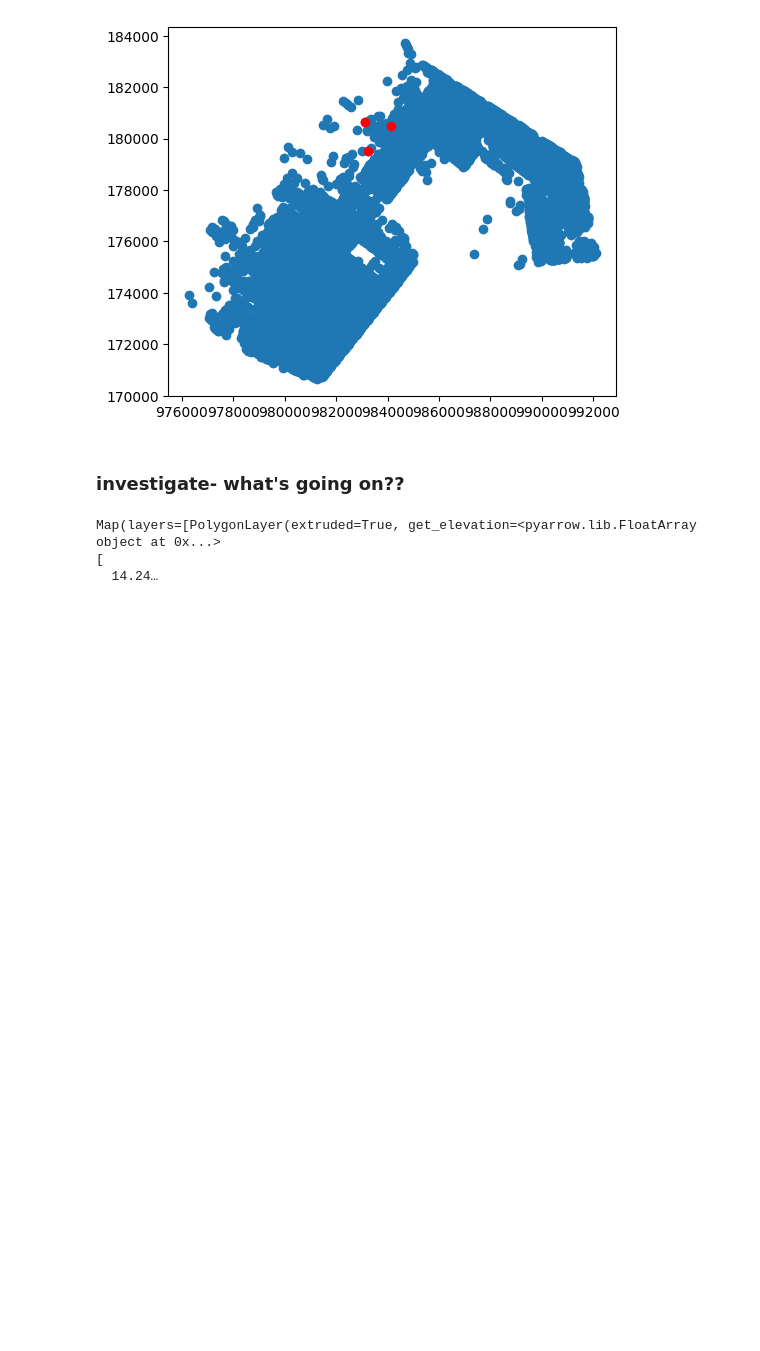
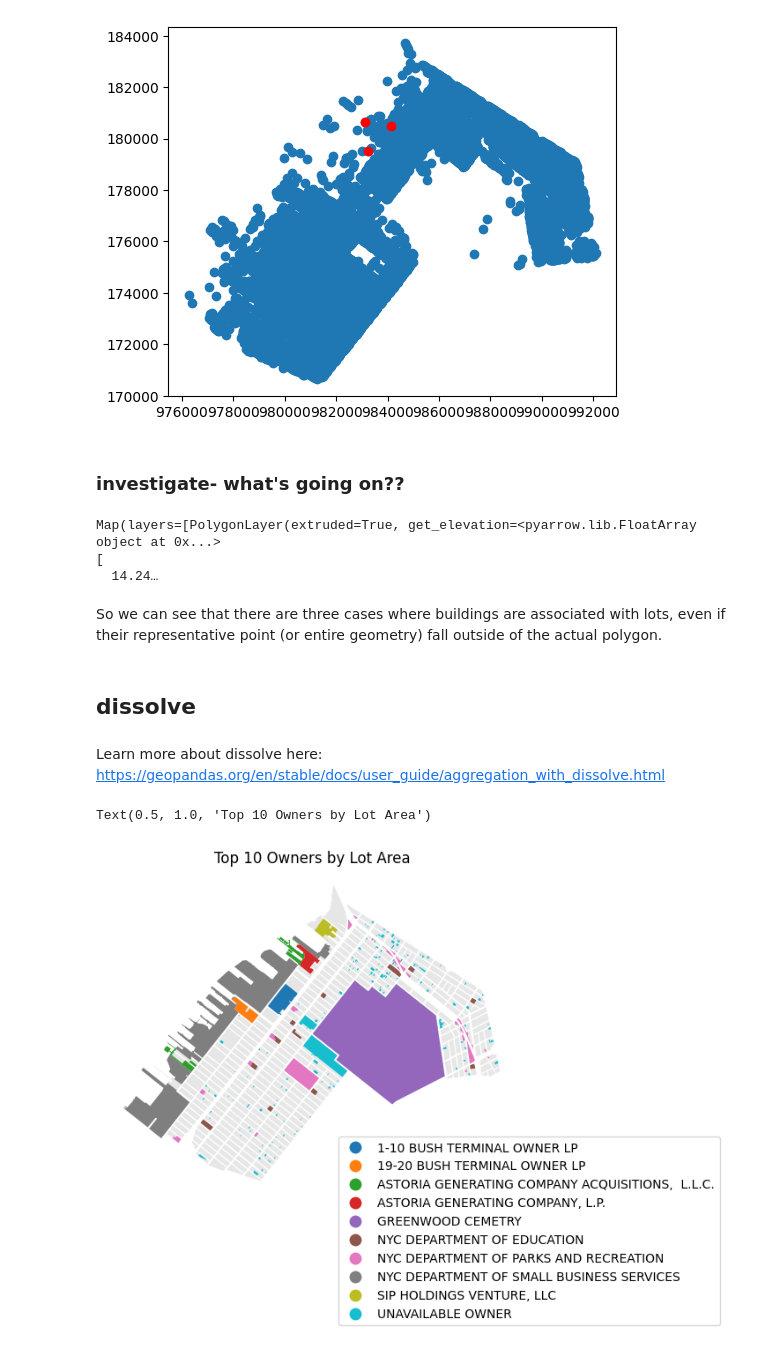
Before and after one commit to mapping-systems/cdp-mapping-systems, a Jupyter notebook: Tutorials/02_geoprocessing.ipynb, the cells around one changed output. Cells and saved outputs as stored; diff of their text form; code cells hidden in the pictures; blank space fills up the shorter version.

```diff
--- a/Tutorials/02_geoprocessing.ipynb
+++ b/Tutorials/02_geoprocessing.ipynb
@@ -312,3 +308,35 @@ m
 Map(layers=[PolygonLayer(extruded=True, get_elevation=<pyarrow.lib.FloatArray object at 0x...>
 [
   14.24…
+# %% [markdown]
+So we can see that there are three cases where buildings are associated with lots, even if their representative point (or entire geometry) fall outside of the actual polygon.
+# %% [markdown]
+## dissolve
+# %% [markdown]
+Learn more about dissolve here: https://geopandas.org/en/stable/docs/user_guide/aggregation_with_dissolve.html
+# %%
+cb_307_by_owner = cb_307.dissolve(
+    by="OwnerName",
+    aggfunc={
+        "LandUse": list,
+        "LotArea": "sum",
+    },
+).reset_index()
+# %%
+fig, ax = plt.subplots()
+cb_307.plot(color="#cecece", ax=ax, alpha=0.5)
+
+cb_307_by_owner.sort_values("LotArea", ascending=False).head(10).plot(
+    column="OwnerName", legend=True, ax=ax
+).set_axis_off()
+
+
+# get legend item
+leg = ax.get_legend()
+leg.set_bbox_to_anchor((1.0, 0.0, 0.5, 0.2))
+ax.set_title("Top 10 Owners by Lot Area")
+# put legend off the plot
+# cb_307_by_owner.plot(column="OwnerName", legend=False)
+# %% [output]
+Text(0.5, 1.0, 'Top 10 Owners by Lot Area')
+[figure, added]
```
Also changed, not shown: parts of 22 cells of this notebook.
